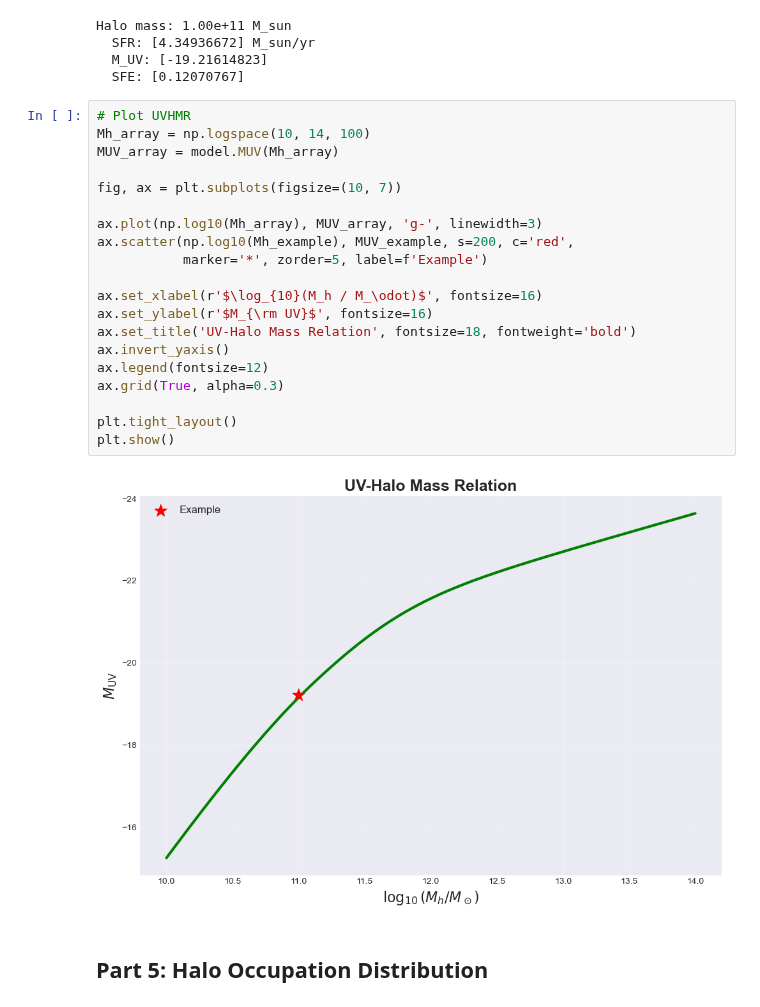
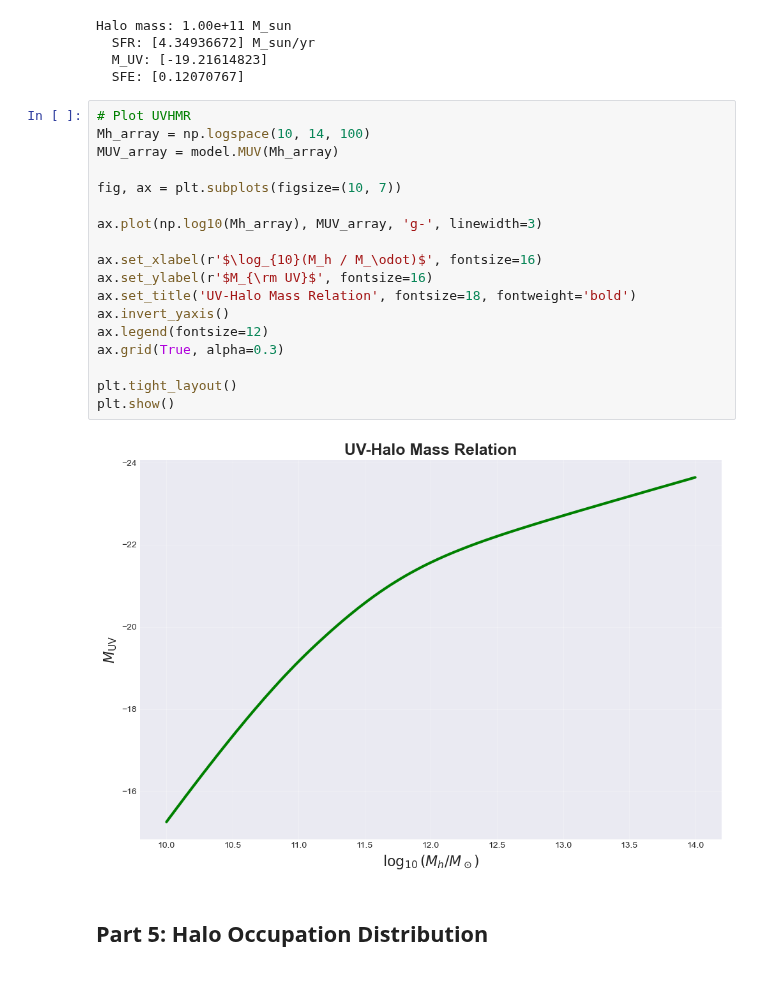
Before and after one commit to mShuntov/uvlf-hod, a Jupyter notebook: examples/basic_usage.ipynb, the cells around one changed output. Saved outputs shown, nothing was run; the diff lists cells and outputs as text.

```diff
--- a/examples/basic_usage.ipynb
+++ b/examples/basic_usage.ipynb
@@ -164,25 +300,23 @@ Halo mass: 1.00e+11 M_sun
 # %%
 # Plot UVHMR
 Mh_array = np.logspace(10, 14, 100)
 MUV_array = model.MUV(Mh_array)
 
 fig, ax = plt.subplots(figsize=(10, 7))
 
 ax.plot(np.log10(Mh_array), MUV_array, 'g-', linewidth=3)
-ax.scatter(np.log10(Mh_example), MUV_example, s=200, c='red',
-           marker='*', zorder=5, label=f'Example')
 
 ax.set_xlabel(r'$\log_{10}(M_h / M_\odot)$', fontsize=16)
 ax.set_ylabel(r'$M_{\rm UV}$', fontsize=16)
 ax.set_title('UV-Halo Mass Relation', fontsize=18, fontweight='bold')
 ax.invert_yaxis()
 ax.legend(fontsize=12)
 ax.grid(True, alpha=0.3)
 
 plt.tight_layout()
 plt.show()
 # %% [output]
-[figure, old version]
+[figure, new version]
 # %% [markdown]
 ## Part 5: Halo Occupation Distribution
 # %%
```
Also changed, not shown: parts of 4 cells of this notebook.
